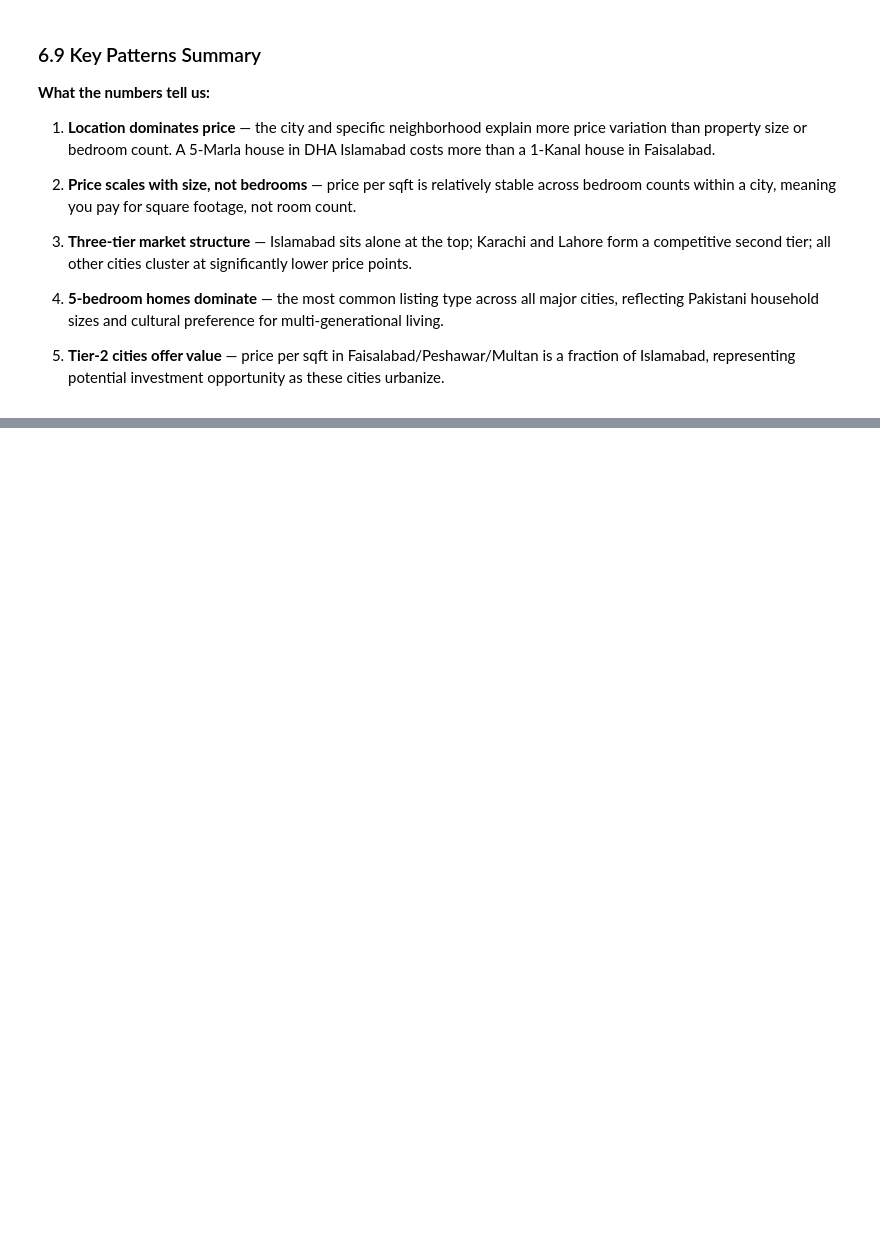
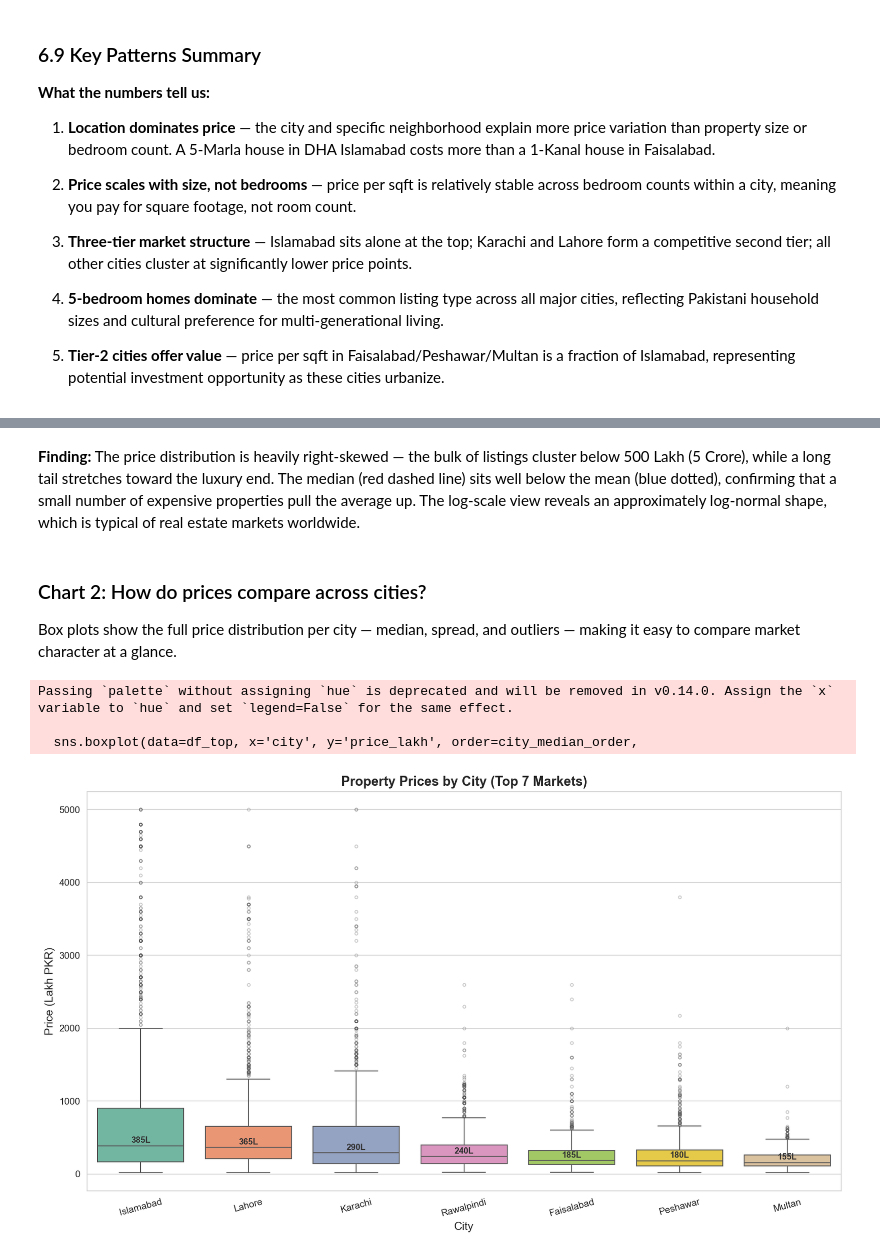
Before and after one commit to TalhaHamdees/pakistan-housing-market-analysis, a Jupyter notebook: notebooks/01_eda_analysis.ipynb, the cells around one changed output, grey strips where cells are left out. Drawn from its saved outputs; the diff is of its cells as text; code cells hidden in the pictures; blank space fills up the shorter version.

```diff
--- a/notebooks/01_eda_analysis.ipynb
+++ b/notebooks/01_eda_analysis.ipynb
@@ -1904,0 +1942,39 @@ affordable_locations.round(1)
+# %% [markdown]
+**Finding:** The price distribution is heavily right-skewed — the bulk of listings cluster below 500 Lakh (5 Crore), while a long tail stretches toward the luxury end. The median (red dashed line) sits well below the mean (blue dotted), confirming that a small number of expensive properties pull the average up. The log-scale view reveals an approximately log-normal shape, which is typical of real estate markets worldwide.
+# %% [markdown]
+### Chart 2: How do prices compare across cities?
+
+Box plots show the full price distribution per city — median, spread, and outliers — making it easy to compare market character at a glance.
+# %%
+# Chart 2: Price by City — box plots, ordered by median price (top 7 cities)
+top_cities = df_clean['city'].value_counts().head(7).index.tolist()
+df_top = df_clean[df_clean['city'].isin(top_cities)]
+
+# Order cities by median price for clean visual hierarchy
+city_median_order = (df_top.groupby('city', observed=True)['price_lakh']
+                     .median().sort_values(ascending=False).index.tolist())
+
+fig, ax = plt.subplots(figsize=(12, 7))
+sns.boxplot(data=df_top, x='city', y='price_lakh', order=city_median_order,
+            palette='Set2', showfliers=True, flierprops={'alpha': 0.3, 'markersize': 3},
+            ax=ax)
+
+ax.set_title('Property Prices by City (Top 7 Markets)', fontsize=14, fontweight='bold')
+ax.set_xlabel('City', fontsize=12)
+ax.set_ylabel('Price (Lakh PKR)', fontsize=12)
+ax.tick_params(axis='x', rotation=15)
+
+# Add median labels on each box
+medians = df_top.groupby('city', observed=True)['price_lakh'].median().reindex(city_median_order)
+for i, (city, med) in enumerate(medians.items()):
+    ax.text(i, med + 15, f'{med:.0f}L', ha='center', va='bottom', fontsize=9,
+            fontweight='bold', color='#333333')
+
+plt.tight_layout()
+plt.savefig('../images/chart2_price_by_city.png', dpi=150, bbox_inches='tight')
+plt.show()
+# %% [output]
+Passing `palette` without assigning `hue` is deprecated and will be removed in v0.14.0. Assign the `x` variable to `hue` and set `legend=False` for the same effect.
+
+  sns.boxplot(data=df_top, x='city', y='price_lakh', order=city_median_order,
+[figure, added]
```
Also changed, not shown: parts of 10 cells of this notebook, 5 other files.
